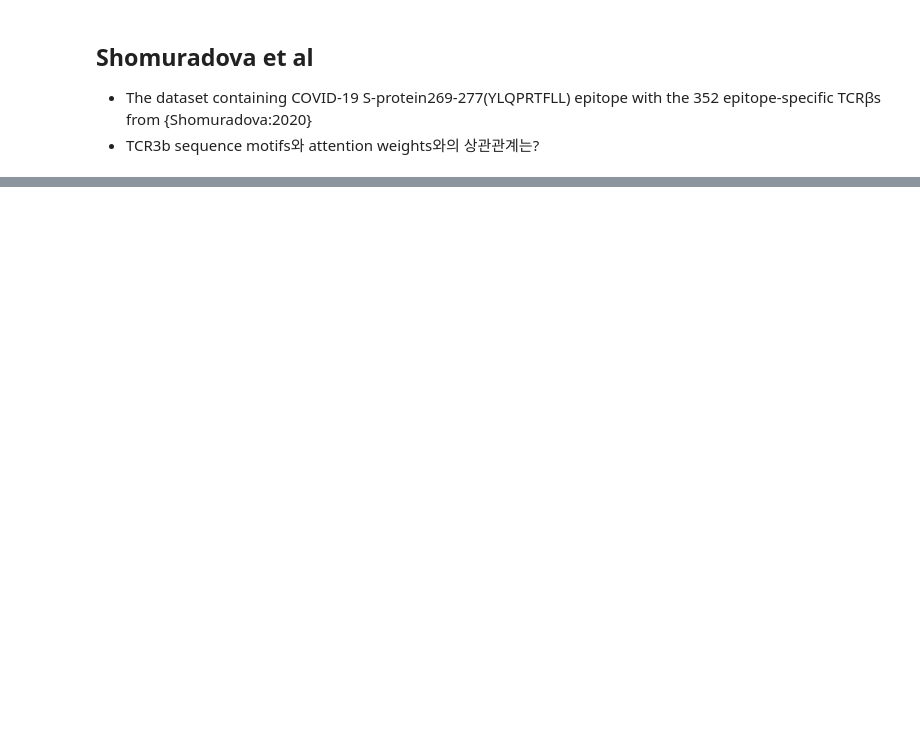
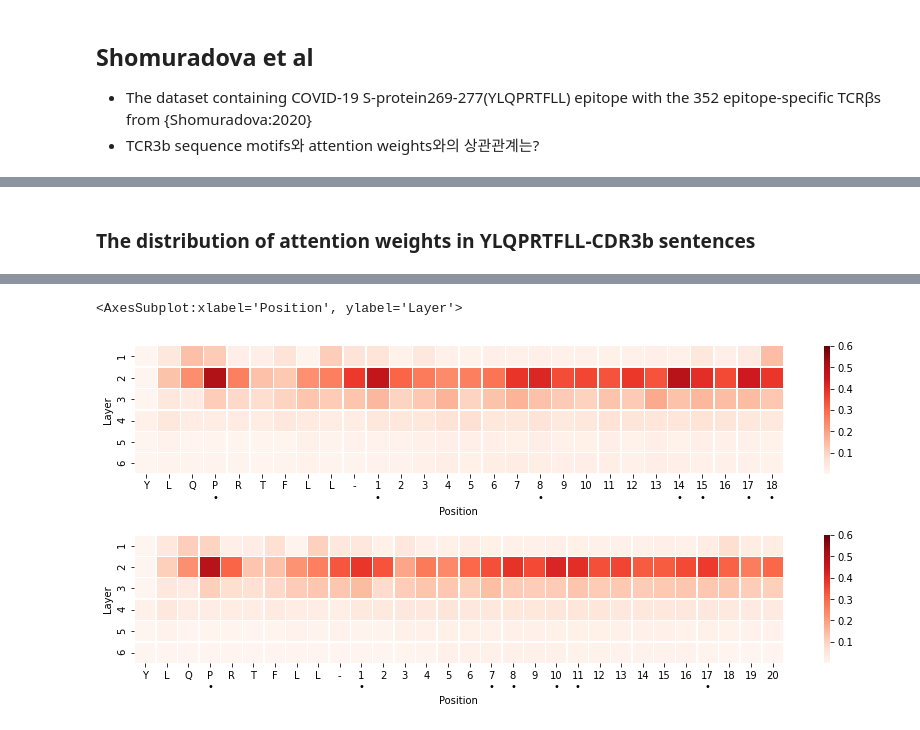
Before and after one commit to luseedbio/TCRBert, a Jupyter notebook: notebook/attention_analysis.ipynb, the cells around one changed output, grey strips where cells are left out. Cells and saved outputs as stored; diff of their text form; code cells hidden in the pictures; blank space fills up the shorter version.

```diff
--- a/notebook/attention_analysis.ipynb
+++ b/notebook/attention_analysis.ipynb
@@ -129,6 +121,7 @@ BertTCREpitopeModel(
 from torch.utils.data import DataLoader
 from tcrbert.dataset import TCREpitopeSentenceDataset
 
+epitope = 'YLQPRTFLL'
 metrics = ['accuracy', 'f1', 'roc_auc']
 
 eval_ds = TCREpitopeSentenceDataset.from_key('shomuradova')
@@ -322,0 +259,69 @@ np.max(eval_df[CN.cdr3b].str.len())
+# %% [markdown]
+### The distribution of attention weights in YLQPRTFLL-CDR3b sentences
+# %%
+%pylab inline
+
+import numpy as np
+from tcrbert.dataset import CN
+from tcrbert.bioseq import write_fa
+
+n_layers = model.config.num_hidden_layers
+n_data = len(eval_ds)
+n_heads = model.config.num_attention_heads
+max_len = eval_ds.max_len
+
+attentions = eval_recoder.result_map['attentions']
+# attentions.shape: (n_layers, n_data, n_heads, max_len, max_len)
+print('attentions.shape: %s' % str(attentions.shape))
+
+pos_attns = attentions[:, pos_indices]
+neg_attns = attentions[:, neg_indices]
+print('pos_attns.shape: %s, neg_attns.shape: %s' % (str(pos_attns.shape), str(neg_attns.shape)))
+
+def show_attentions(attns=None, ax=None, mark_top_rank=None):
+    g = sns.heatmap(attns, ax=ax, linewidths=.4, cmap='Reds', vmax=0.6, cbar=True)
+    g.set_xlabel('Position')
+    xt_labels = list(epitope) + ['-'] + \
+                list(range(1, attns.shape[1] - len(epitope)))
+
+    if mark_top_rank:
+        for rank, pos in enumerate(np.argsort(attns.mean(axis=0))[::-1]):
+            if rank < mark_top_rank:
+                xt_labels[pos] = '%s\n•' % (xt_labels[pos])
+
+    g.set_xticklabels(xt_labels)
+
+    g.set_ylabel('Layer')
+    g.set_yticklabels(range(1, attns.shape[0] + 1))
+
+    return g
+
+
+fig, axes = plt.subplots(nrows=2, ncols=1)
+fig.set_figwidth(12)
+fig.set_figheight(5)
+plt.tight_layout(h_pad=4)
+
+max_pos = len(epitope) + 1 + max(map(lambda x: len(x), pos_cdr3b))
+sub_pos_attns = np.median(pos_attns[-6:, :, :, :max_pos, 0], axis=(1, 2))
+
+max_pos = len(epitope) + 1 + max(map(lambda x: len(x), neg_cdr3b))
+sub_neg_attns = np.median(neg_attns[-6:, :, :, :max_pos, 0], axis=(1, 2))
+
+print('sub_pos_attns.shape: %s, sub_neg_attns.shape: %s' % (str(sub_pos_attns.shape), str(sub_neg_attns.shape)))
+# vmax = np.max([sub_pos_attns.max(), sub_neg_attns.max()])
+# vmin = np.min([sub_pos_attns.min(), sub_neg_attns.min()])
+# print('vmax: %s, vmin: %s' % (vmax, vmin))
+
+show_attentions(sub_pos_attns, ax=axes[0], mark_top_rank=7)
+show_attentions(sub_neg_attns, ax=axes[1], mark_top_rank=7)
+# top_attention_positions(attns=sub_pos_attns, cutoff=0.1)
+
+# g = sns.heatmap(sub_pos_attns, ax=axes[0], linewidths=.4, cmap='Blues', cbar=False)
+# g.set_xticklabels(range(1, 41))
+# g.set_yticklabels(range(1, 7))
+
+# g = sns.heatmap(sub_neg_attns, ax=axes[1], linewidths=.4, cmap='Blues', cbar=False)
+# g.set_xticklabels(range(1, 41))
+# g.set_yticklabels(range(1, 7))
+# %% [output]
@@ -322,0 +339,2 @@ np.max(eval_df[CN.cdr3b].str.len())
+<AxesSubplot:xlabel='Position', ylabel='Layer'>
+[figure, added]
```
Also changed, not shown: parts of 22 cells of this notebook.
